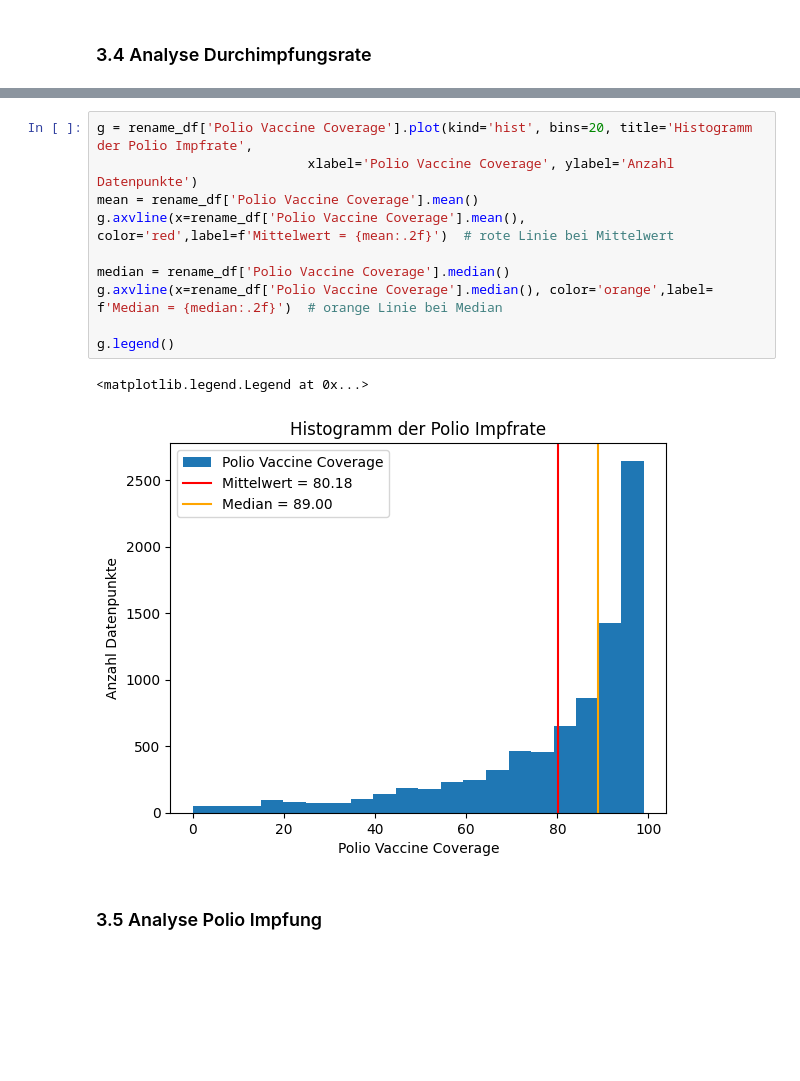
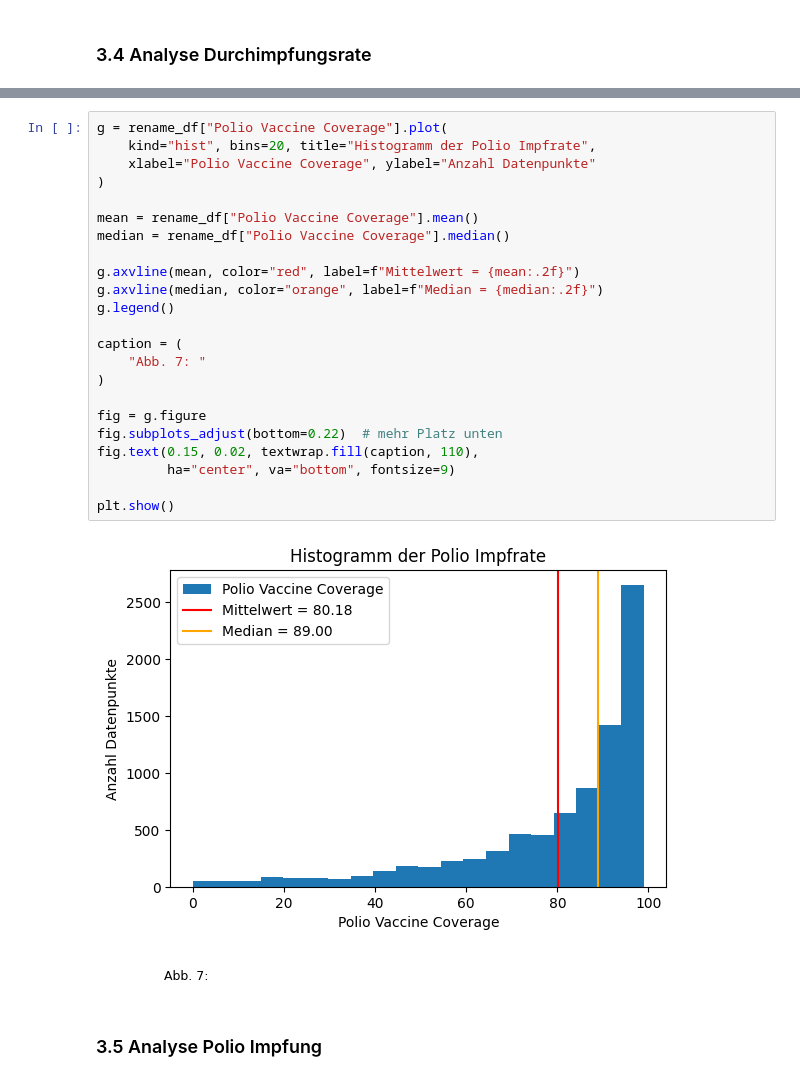
Before and after one commit to gandlea/LN-2-HS2025, a Jupyter notebook: Leistungsnachweis.ipynb, the cells around one changed output, grey strips where cells are left out. Drawn from its saved outputs; the diff is of its cells as text; blank space fills up the shorter version.

```diff
--- a/Leistungsnachweis.ipynb
+++ b/Leistungsnachweis.ipynb
@@ -513,18 +536,30 @@ rename_df.describe()
 | 75% | 2013.000000 | 96.000000 | 96.000000 | 98.000000 | 95.000000 | ... |
 | max | 2023.000000 | 99.000000 | 99.000000 | 99.000000 | 99.000000 | ... |
 # %%
-g = rename_df['Polio Vaccine Coverage'].plot(kind='hist', bins=20, title='Histogramm der Polio Impfrate',
-                           xlabel='Polio Vaccine Coverage', ylabel='Anzahl Datenpunkte')
-mean = rename_df['Polio Vaccine Coverage'].mean()
-g.axvline(x=rename_df['Polio Vaccine Coverage'].mean(), color='red',label=f'Mittelwert = {mean:.2f}')  # rote Linie bei Mittelwert
+g = rename_df["Polio Vaccine Coverage"].plot(
+    kind="hist", bins=20, title="Histogramm der Polio Impfrate",
+    xlabel="Polio Vaccine Coverage", ylabel="Anzahl Datenpunkte"
+)
 
-median = rename_df['Polio Vaccine Coverage'].median()
-g.axvline(x=rename_df['Polio Vaccine Coverage'].median(), color='orange',label=  f'Median = {median:.2f}')  # orange Linie bei Median
+mean = rename_df["Polio Vaccine Coverage"].mean()
+median = rename_df["Polio Vaccine Coverage"].median()
 
+g.axvline(mean, color="red", label=f"Mittelwert = {mean:.2f}")
+g.axvline(median, color="orange", label=f"Median = {median:.2f}")
 g.legend()
+
+caption = (
+    "Abb. 7: "
+)
+
+fig = g.figure
+fig.subplots_adjust(bottom=0.22)  # mehr Platz unten
+fig.text(0.15, 0.02, textwrap.fill(caption, 110),
+         ha="center", va="bottom", fontsize=9)
+
+plt.show()
 # %% [output]
-<matplotlib.legend.Legend at 0x...>
-[figure, old version]
+[figure, new version]
 # %% [markdown]
 ### 3.5 Analyse Polio Impfung
 # %%
```
Also changed, not shown: parts of 14 cells of this notebook.
